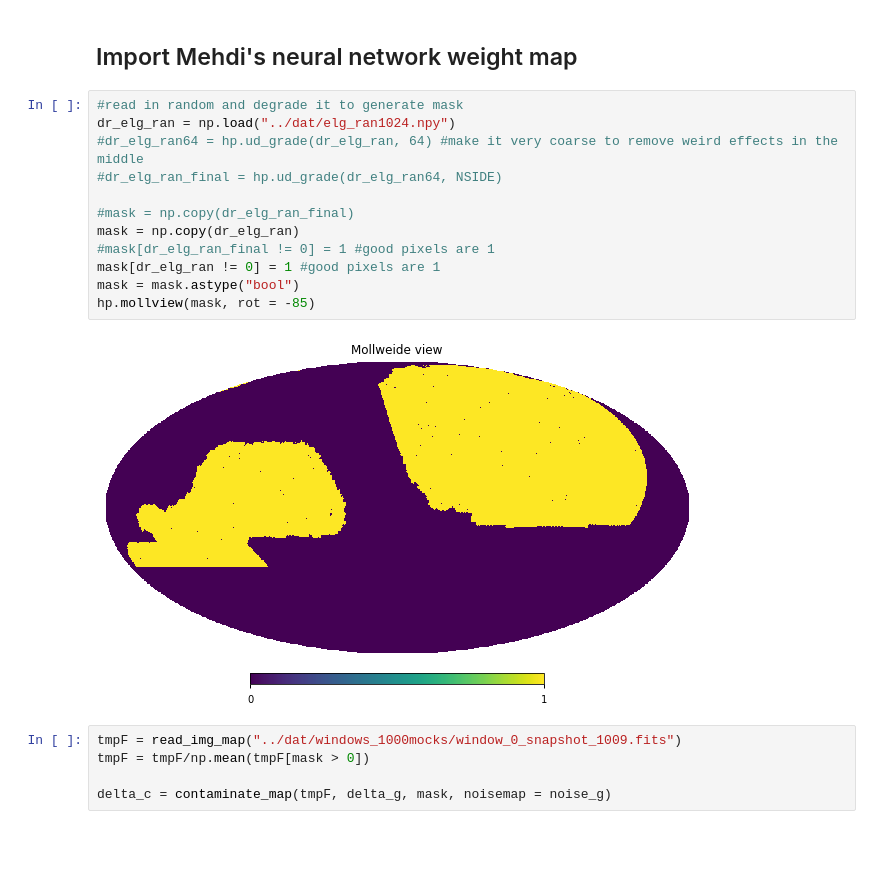
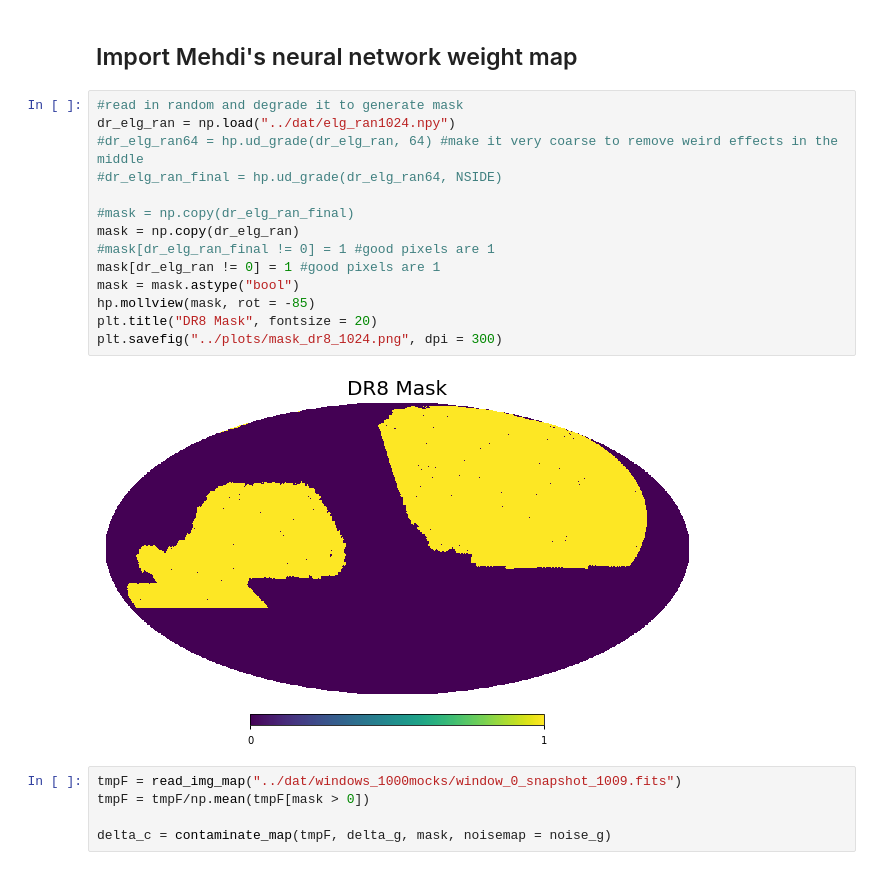
Before and after one commit to tanveerkarim/imaging-sys-covariance, a Jupyter notebook: notebooks/Cov_Matrix_Window.ipynb, the cells around one changed output. Drawn from its saved outputs; the diff is of its cells as text; blank space fills up the shorter version.

```diff
--- a/notebooks/Cov_Matrix_Window.ipynb
+++ b/notebooks/Cov_Matrix_Window.ipynb
@@ -92,17 +94,19 @@ hp.mollview(noise_g)
 # %%
 #read in random and degrade it to generate mask
 dr_elg_ran = np.load("../dat/elg_ran1024.npy")
 #dr_elg_ran64 = hp.ud_grade(dr_elg_ran, 64) #make it very coarse to remove weird effects in the middle
 #dr_elg_ran_final = hp.ud_grade(dr_elg_ran64, NSIDE)
 
 #mask = np.copy(dr_elg_ran_final)
 mask = np.copy(dr_elg_ran)
 #mask[dr_elg_ran_final != 0] = 1 #good pixels are 1
 mask[dr_elg_ran != 0] = 1 #good pixels are 1
 mask = mask.astype("bool")
 hp.mollview(mask, rot = -85)
+plt.title("DR8 Mask", fontsize = 20)
+plt.savefig("../plots/mask_dr8_1024.png", dpi = 300)
 # %% [output]
-[figure, old version]
+[figure, new version]
 # %%
 tmpF = read_img_map("../dat/windows_1000mocks/window_0_snapshot_1009.fits")
 tmpF = tmpF/np.mean(tmpF[mask > 0])
```
Also changed, not shown: parts of 53 cells of this notebook, 5 other files.
